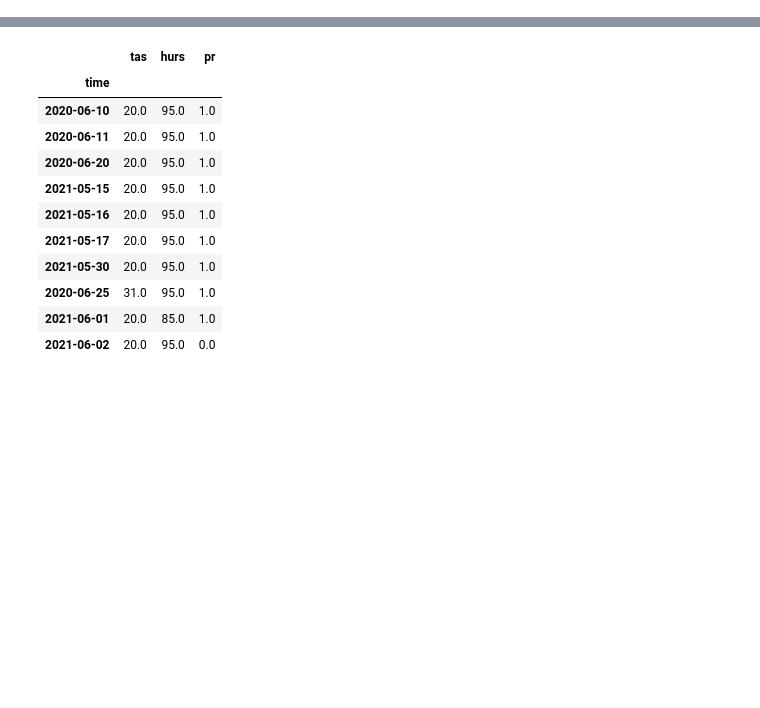
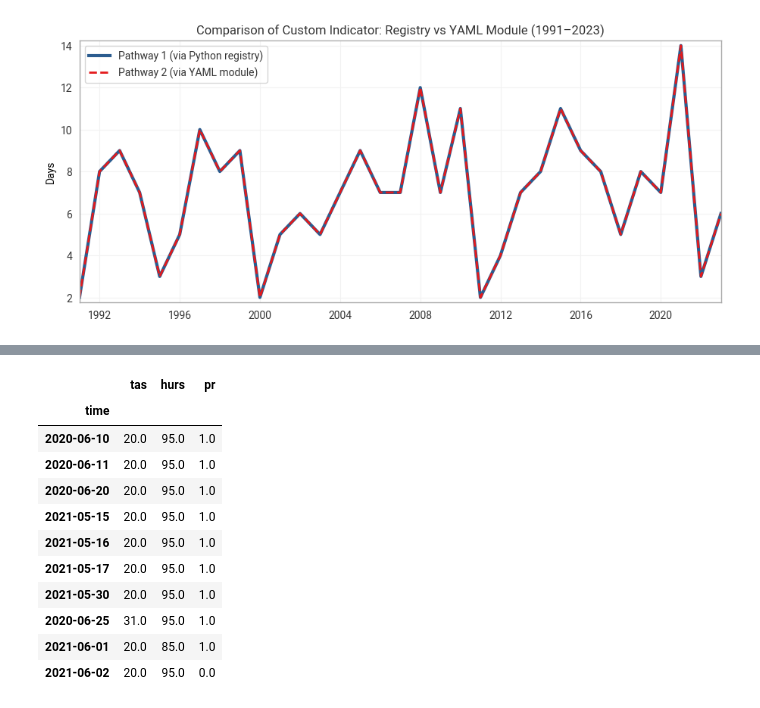
Before and after one commit to ecmwf/earthkit-climate, a Jupyter notebook: docs/tutorials/custom_indicator_example.ipynb, the cells around one changed output, grey strips where cells are left out. Drawn from its saved outputs; the diff is of its cells as text; code cells hidden in the pictures; blank space fills up the shorter version.

Commit message:
docs: update custom indicator tutorial to include registry and YAML pathways

```diff
--- a/docs/tutorials/custom_indicator_example.ipynb
+++ b/docs/tutorials/custom_indicator_example.ipynb
@@ -21,0 +54,29 @@ Both approaches yield full interoperability across `xarray` and `earthkit-data`
+# %%
+import tempfile
+from pathlib import Path
+from xclim.core.indicator import build_indicator_module_from_yaml
+
+yaml_definition = """
+realm: atmos
+indicators:
+  hot_days:
+    base: tx_days_above
+    parameters:
+      thresh: 30 degC
+      freq: YS
+    title: Hot Days above 30°C
+    abstract: Annual count of days where daily maximum temperature exceeds 30°C.
+"""
+
+with tempfile.NamedTemporaryFile("w", suffix=".yml", delete=False) as f:
+    f.write(yaml_definition)
+    yaml_path = f.name
+
+try:
+    sector_module = build_indicator_module_from_yaml(yaml_path, name="sector_heat")
+    hot_days_yaml = format_handler()(sector_module.hot_days)
+finally:
+    Path(yaml_path).unlink()
+
+res_yaml = hot_days_yaml(tasmax=tasmax)
+res_yaml
@@ -21,0 +101,16 @@ Both approaches yield full interoperability across `xarray` and `earthkit-data`
+# %%
+import earthkit.plots as ekp
+
+# Verify that both methods produce identical results:
+assert res_reg.equals(res_yaml)
+
+figure = ekp.Figure(rows=1, columns=1, figsize=(9, 4))
+chart = figure.add_timeseries()
+chart.line(res_reg, color="#2b5c8f", linewidth=3, label="Pathway 1 (via Python registry)")
+chart.line(res_yaml, color="#e41a1c", linewidth=2, linestyle="--", label="Pathway 2 (via YAML module)")
+chart.title("Comparison of Custom Indicator: Registry vs YAML Module (1991–2023)")
+chart.ylabel("Days")
+chart.legend()
+figure.show()
+# %% [output]
+[figure, added]
```
Also changed, not shown: parts of 16 cells of this notebook.
